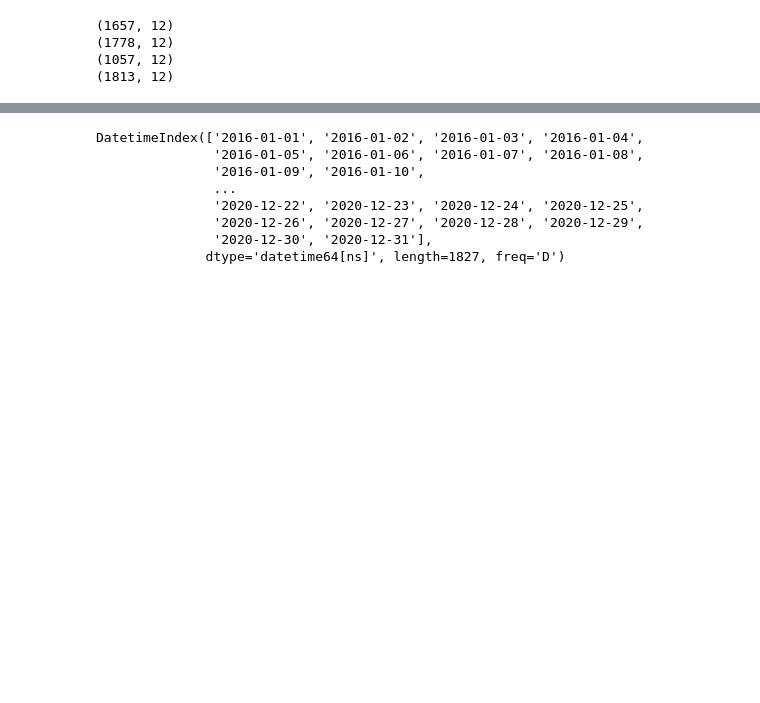
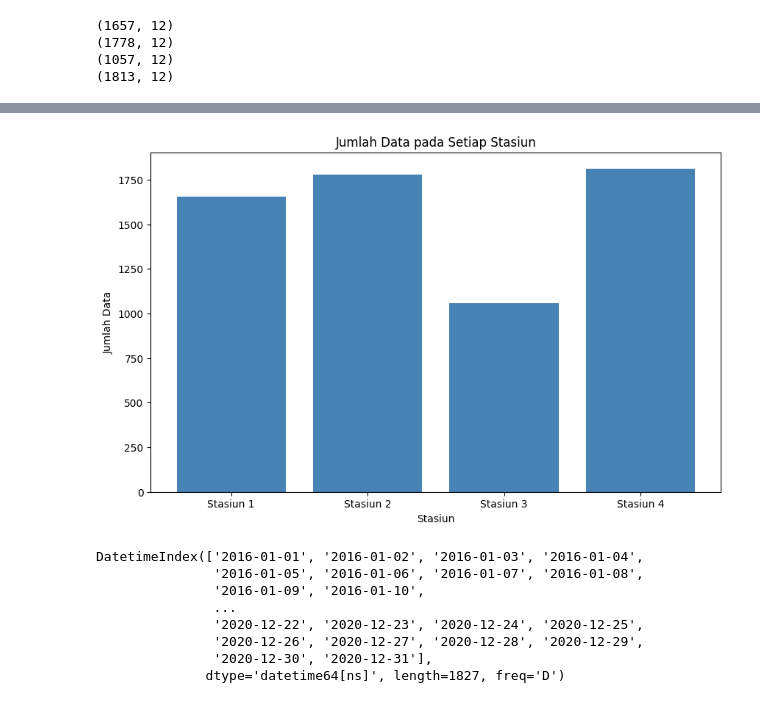
Before and after one commit to Fadhil-hi/Intern-BCC-2024, a Jupyter notebook: Code/EDA/ts_EDA.ipynb, the cells around one changed output, grey strips where cells are left out. Cells and saved outputs as stored; diff of their text form; code cells hidden in the pictures; blank space fills up the shorter version.

```diff
--- a/Code/EDA/ts_EDA.ipynb
+++ b/Code/EDA/ts_EDA.ipynb
@@ -53,3 +61,17 @@ print(stasiun_4.shape)
+# %%
+# Ukuran DataFrame
+sizes = [stasiun_1.shape[0], stasiun_2.shape[0], stasiun_3.shape[0], stasiun_4.shape[0]]
+labels = ['Stasiun 1', 'Stasiun 2', 'Stasiun 3', 'Stasiun 4']
+
+# Membuat barplot
+plt.figure(figsize=(10, 6))
+plt.bar(labels, sizes, color='steelblue')
+plt.xlabel('Stasiun')
+plt.ylabel('Jumlah Data')
+plt.title('Jumlah Data pada Setiap Stasiun')
+plt.show()
+# %% [output]
+[figure, added]
 # %%
 # membuat index baru untuk dilakukan interpolasi
 new_index = pd.date_range(start=stasiun_1.index.min(), end=stasiun_1.index.max() + pd.DateOffset(days=1), freq='D')
```
Also changed, not shown: parts of 6 cells of this notebook, 7 other files.
